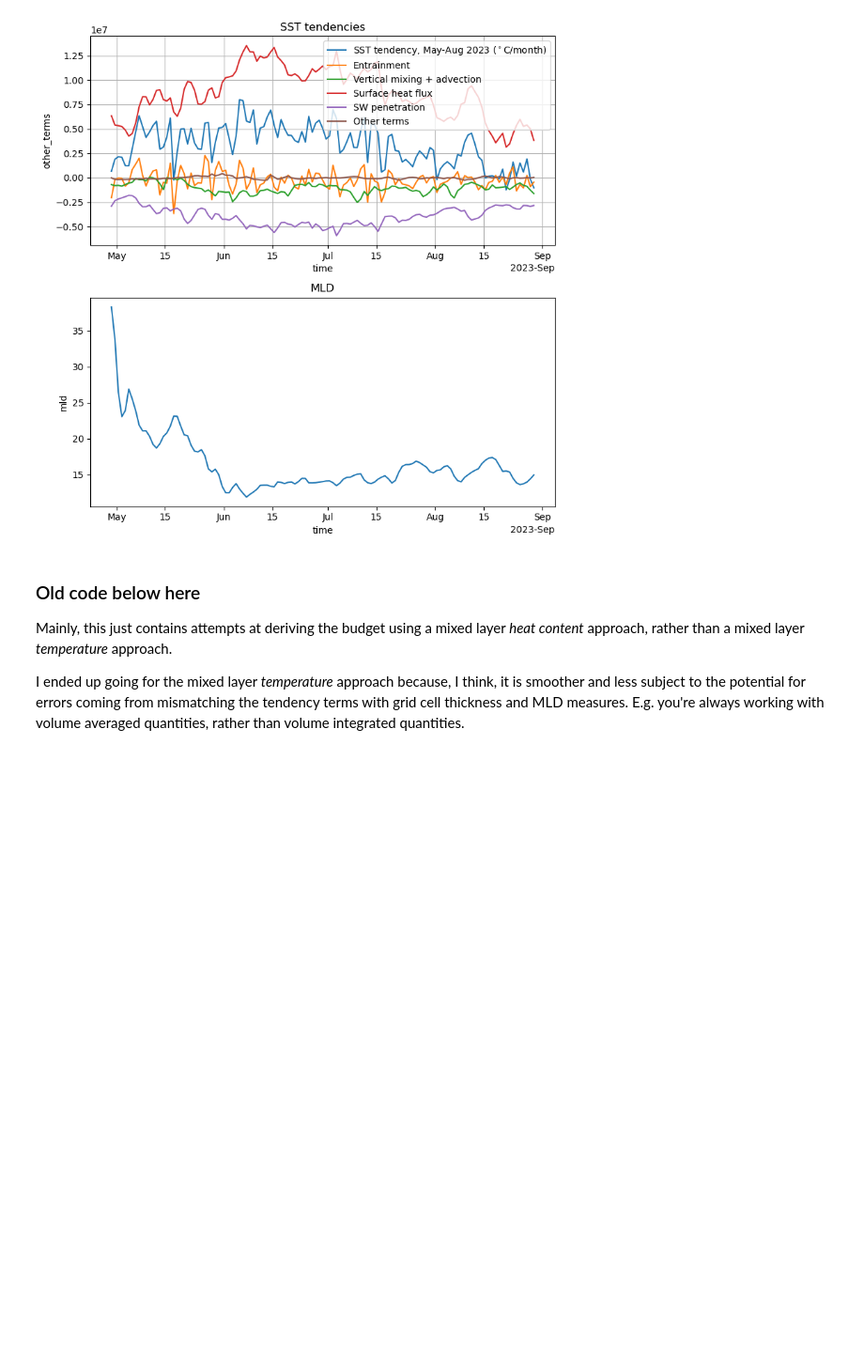
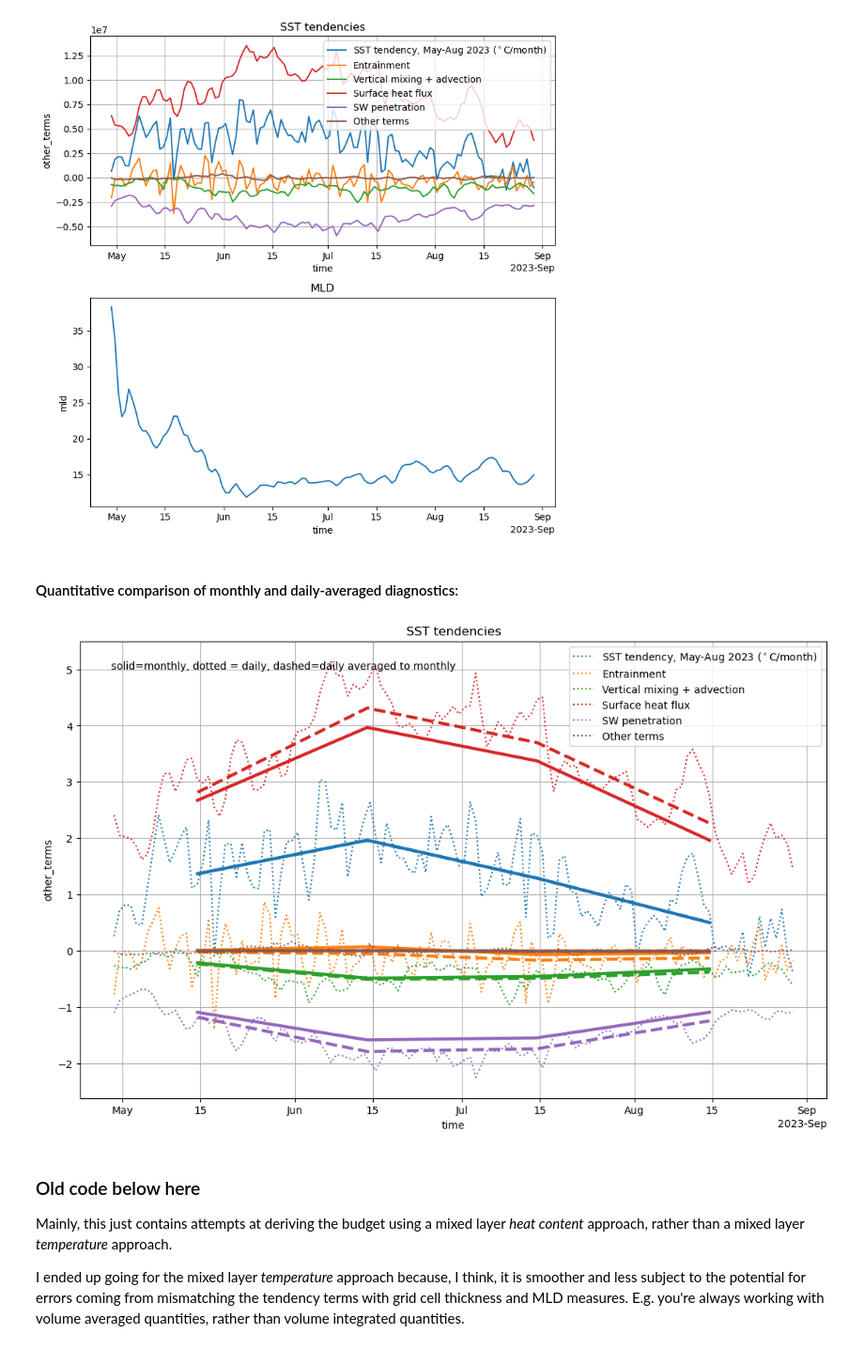
Before and after one commit to rmholmes/access-om2-sst-budget, a Jupyter notebook: Mixed_Layer_Heat_Budget_ACCESS-OM2.ipynb, the cells around one changed output. Shown at 94% size. Drawn from its saved outputs; the diff is of its cells as text; code cells hidden in the pictures; blank space fills up the shorter version.

Commit message:
Add daily comp.

```diff
--- a/Mixed_Layer_Heat_Budget_ACCESS-OM2.ipynb
+++ b/Mixed_Layer_Heat_Budget_ACCESS-OM2.ipynb
@@ -280,3 +286,5 @@ plt.tight_layout()
 plt.savefig('daily_ml_temperature_budget_Atlantic_mainterms_time_series.png',dpi=150)
 # %% [output]
 [figure]
+# %% [markdown]
+#### Quantitative comparison of monthly and daily-averaged diagnostics:
@@ -283,3 +320,23 @@ plt.savefig('daily_ml_temperature_budget_Atlantic_mainterms_time_series.png',dpi
+# %%
+# area averaged plots:
+fig = plt.figure(figsize=(13,8))
+for i, var in enumerate(vars):
+    day_budget_main[var].plot(label=names[i],color='C' + str(i),linestyle='dotted')
+    mon_budget_main[var].plot(color='C' + str(i),linestyle='-',linewidth=3.)
+    day_budget_main_mon[var].plot(color='C' + str(i),linestyle='--',linewidth=3.)
+plt.legend()
+plt.grid()
+plt.title('SST tendencies')
+plt.text(np.datetime64('2023-04-29'),5.,'solid=monthly, dotted = daily, dashed=daily averaged to monthly')
+
+#ds_daily.mld.sel(xt_ocean=slice(-80.,-20.),yt_ocean=slice(10.,40.)).mean('xt_ocean').mean('yt_ocean').plot(ax=axes[1])
+#ds_monthly.mld.sel(xt_ocean=slice(-80.,-20.),yt_ocean=slice(10.,40.)).mean('xt_ocean').mean('yt_ocean').plot(ax=axes[1])
+#axes[1].set_title('MLD')
+#plt.tight_layout()
+# plt.savefig('daily_ml_temperature_budget_Atlantic_mainterms_time_series.png',dpi=150)
+plt.savefig('Daily_Monthly_area_averaged_comparison.png')
+# %% [output]
+[figure, added]
 # %% [markdown]
 ### Old code below here
 
```
Also changed, not shown: parts of 9 cells of this notebook, 2 other files.
